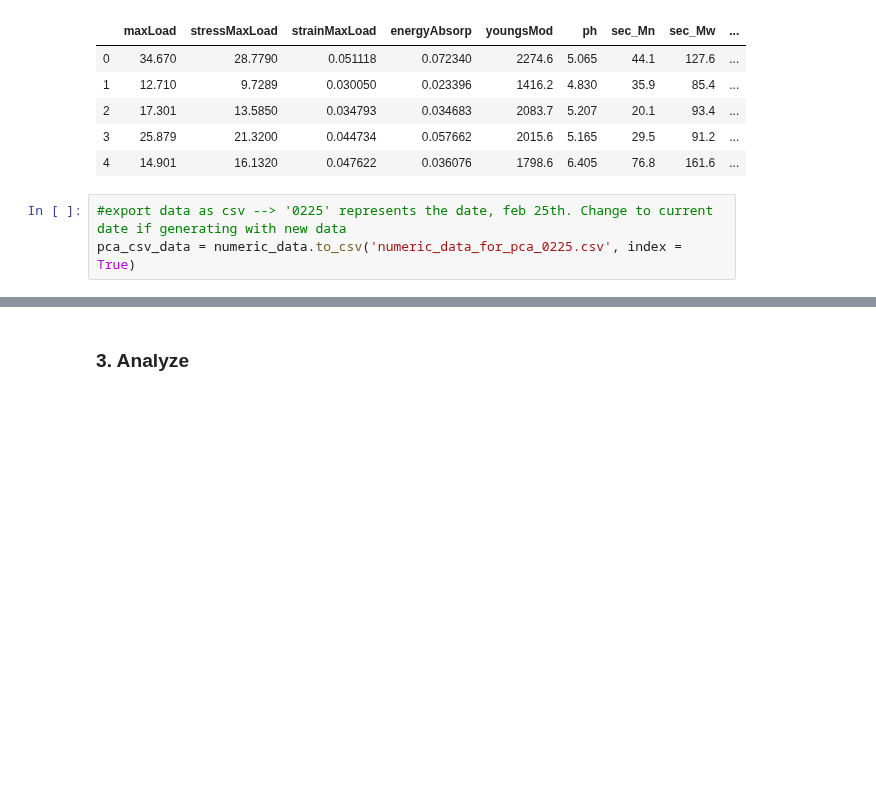
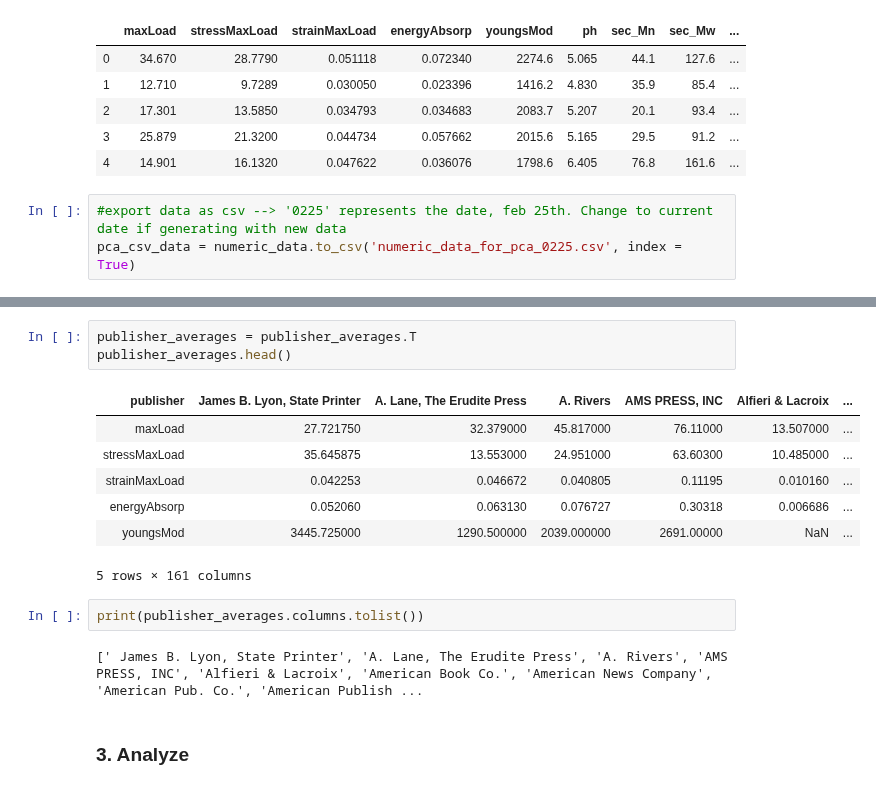
Before and after one commit to hujingc/umsi_loc_anc, a Jupyter notebook: loading_views.ipynb, the cells around one changed output, grey strips where cells are left out. Drawn from its saved outputs; the diff is of its cells as text; blank space fills up the shorter version.

```diff
--- a/loading_views.ipynb
+++ b/loading_views.ipynb
@@ -290,3 +377,18 @@ pca_csv_data = numeric_data.to_csv('numeric_data_for_pca_0225.csv', index = True
+# %%
+publisher_averages = publisher_averages.T
+publisher_averages.head()
+# %% [output]
+| publisher | James B. Lyon, State Printer | A. Lane, The Erudite Press | A. Rivers | AMS PRESS, INC | Alfieri & Lacroix | ... |
+| maxLoad | 27.721750 | 32.379000 | 45.817000 | 76.11000 | 13.507000 | ... |
+| stressMaxLoad | 35.645875 | 13.553000 | 24.951000 | 63.60300 | 10.485000 | ... |
+| strainMaxLoad | 0.042253 | 0.046672 | 0.040805 | 0.11195 | 0.010160 | ... |
+| energyAbsorp | 0.052060 | 0.063130 | 0.076727 | 0.30318 | 0.006686 | ... |
+| youngsMod | 3445.725000 | 1290.500000 | 2039.000000 | 2691.00000 | NaN | ... |
+5 rows × 161 columns
+# %%
+print(publisher_averages.columns.tolist())
+# %% [output]
+[' James B. Lyon, State Printer', 'A. Lane, The Erudite Press', 'A. Rivers', 'AMS PRESS, INC', 'Alfieri & Lacroix', 'American Book Co.', 'American News Company', 'American Pub. Co.', 'American Publish ...
 # %% [markdown]
 ### 3. Analyze
 # %%
```
Also changed, not shown: parts of 21 cells of this notebook, 2 other files.
